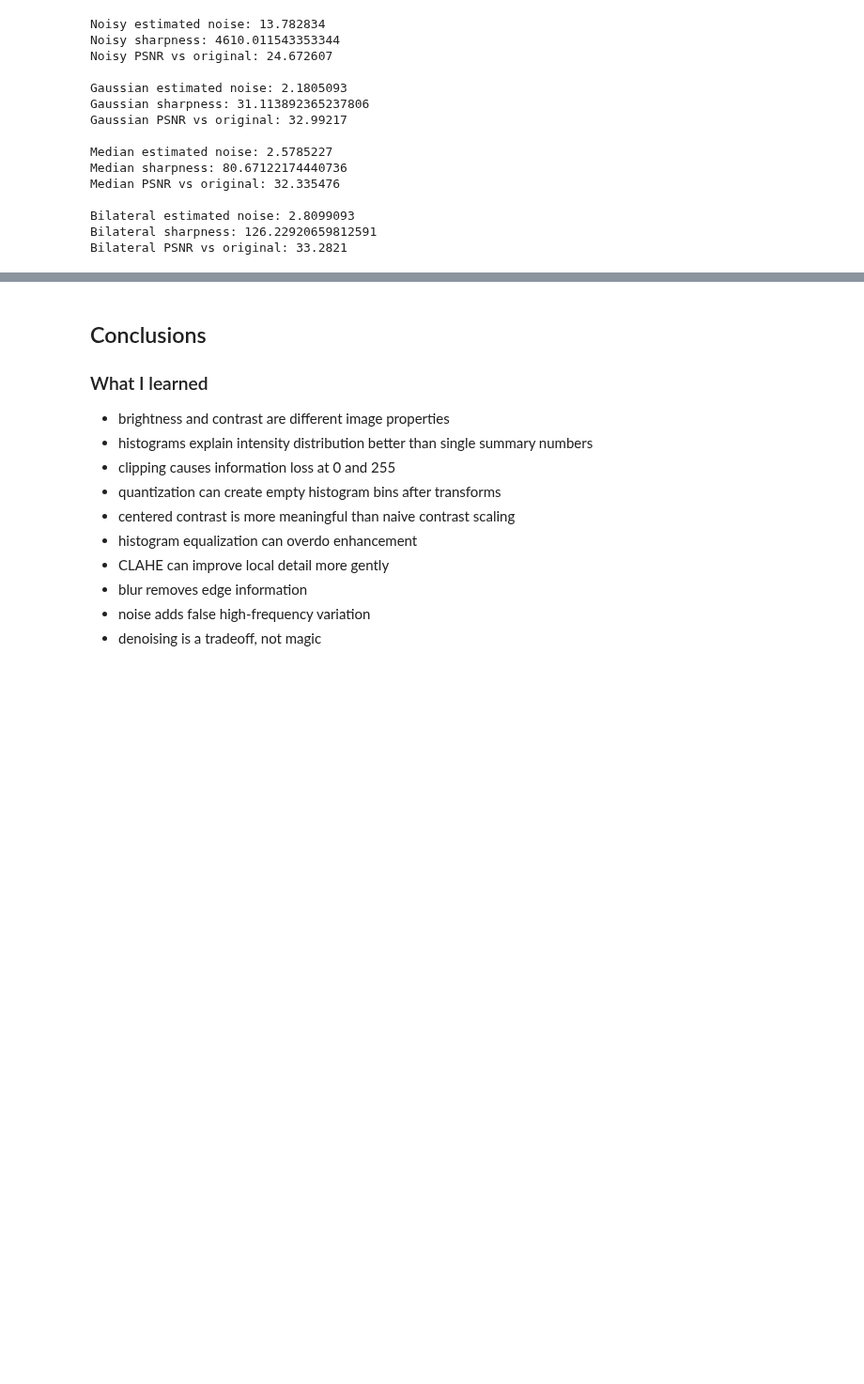
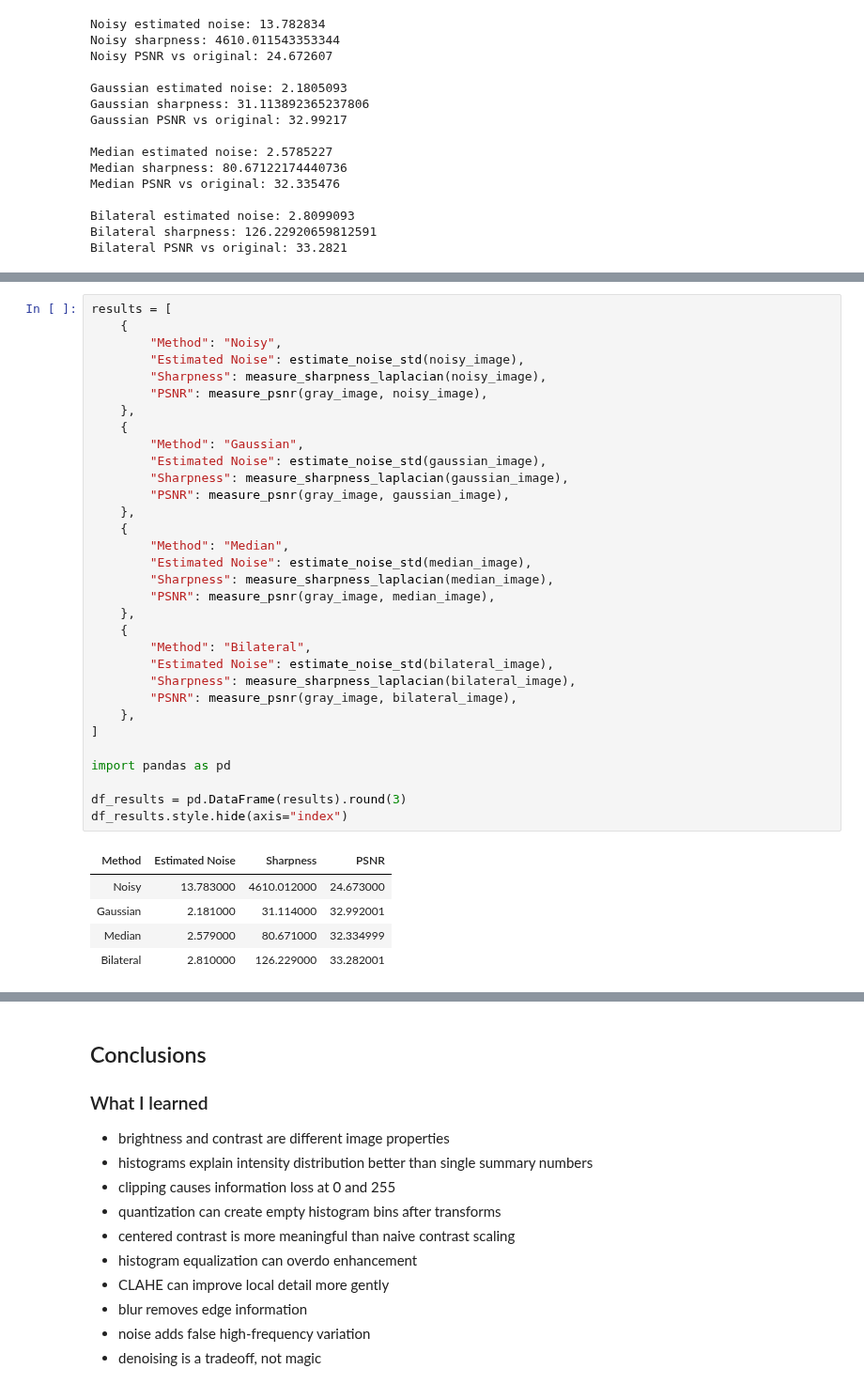
Before and after one commit to fury471/vision-imaging-lab, a Jupyter notebook: notebooks/01_image_quality_basics.ipynb, the cells around one changed output, grey strips where cells are left out. Shown at 94% size. Cells and saved outputs as stored; diff of their text form; blank space fills up the shorter version.

```diff
--- a/notebooks/01_image_quality_basics.ipynb
+++ b/notebooks/01_image_quality_basics.ipynb
@@ -273,0 +330,38 @@ Bilateral PSNR vs original: 33.2821
+# %%
+results = [
+    {
+        "Method": "Noisy",
+        "Estimated Noise": estimate_noise_std(noisy_image),
+        "Sharpness": measure_sharpness_laplacian(noisy_image),
+        "PSNR": measure_psnr(gray_image, noisy_image),
+    },
+    {
+        "Method": "Gaussian",
+        "Estimated Noise": estimate_noise_std(gaussian_image),
+        "Sharpness": measure_sharpness_laplacian(gaussian_image),
+        "PSNR": measure_psnr(gray_image, gaussian_image),
+    },
+    {
+        "Method": "Median",
+        "Estimated Noise": estimate_noise_std(median_image),
+        "Sharpness": measure_sharpness_laplacian(median_image),
+        "PSNR": measure_psnr(gray_image, median_image),
+    },
+    {
+        "Method": "Bilateral",
+        "Estimated Noise": estimate_noise_std(bilateral_image),
+        "Sharpness": measure_sharpness_laplacian(bilateral_image),
+        "PSNR": measure_psnr(gray_image, bilateral_image),
+    },
+]
+
+import pandas as pd
+
+df_results = pd.DataFrame(results).round(3)
+df_results.style.hide(axis="index")
+# %% [output]
+| Method | Estimated Noise | Sharpness | PSNR |
+| Noisy | 13.783000 | 4610.012000 | 24.673000 |
+| Gaussian | 2.181000 | 31.114000 | 32.992001 |
+| Median | 2.579000 | 80.671000 | 32.334999 |
+| Bilateral | 2.810000 | 126.229000 | 33.282001 |
```
Also changed, not shown: parts of 9 cells of this notebook.
